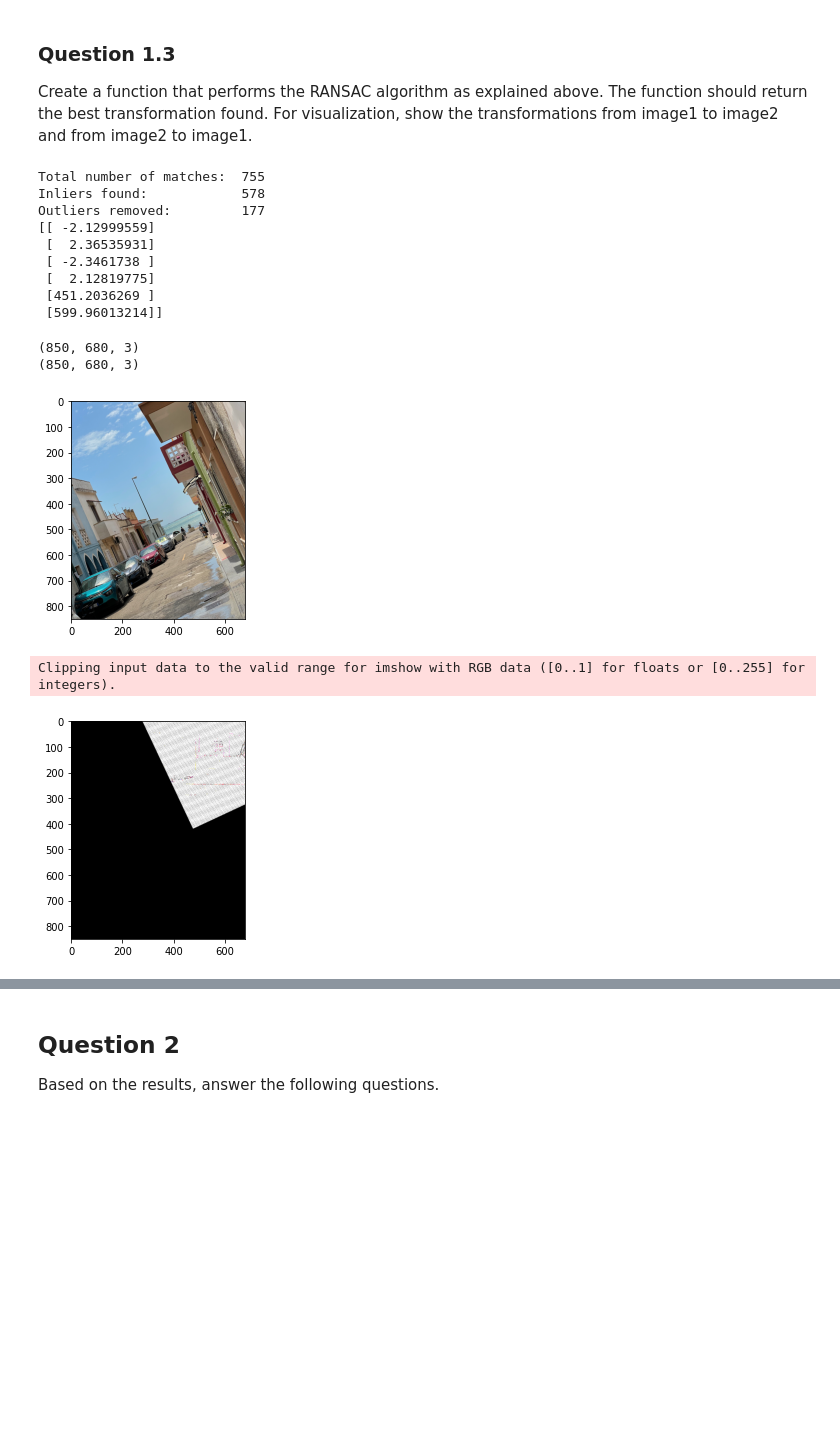
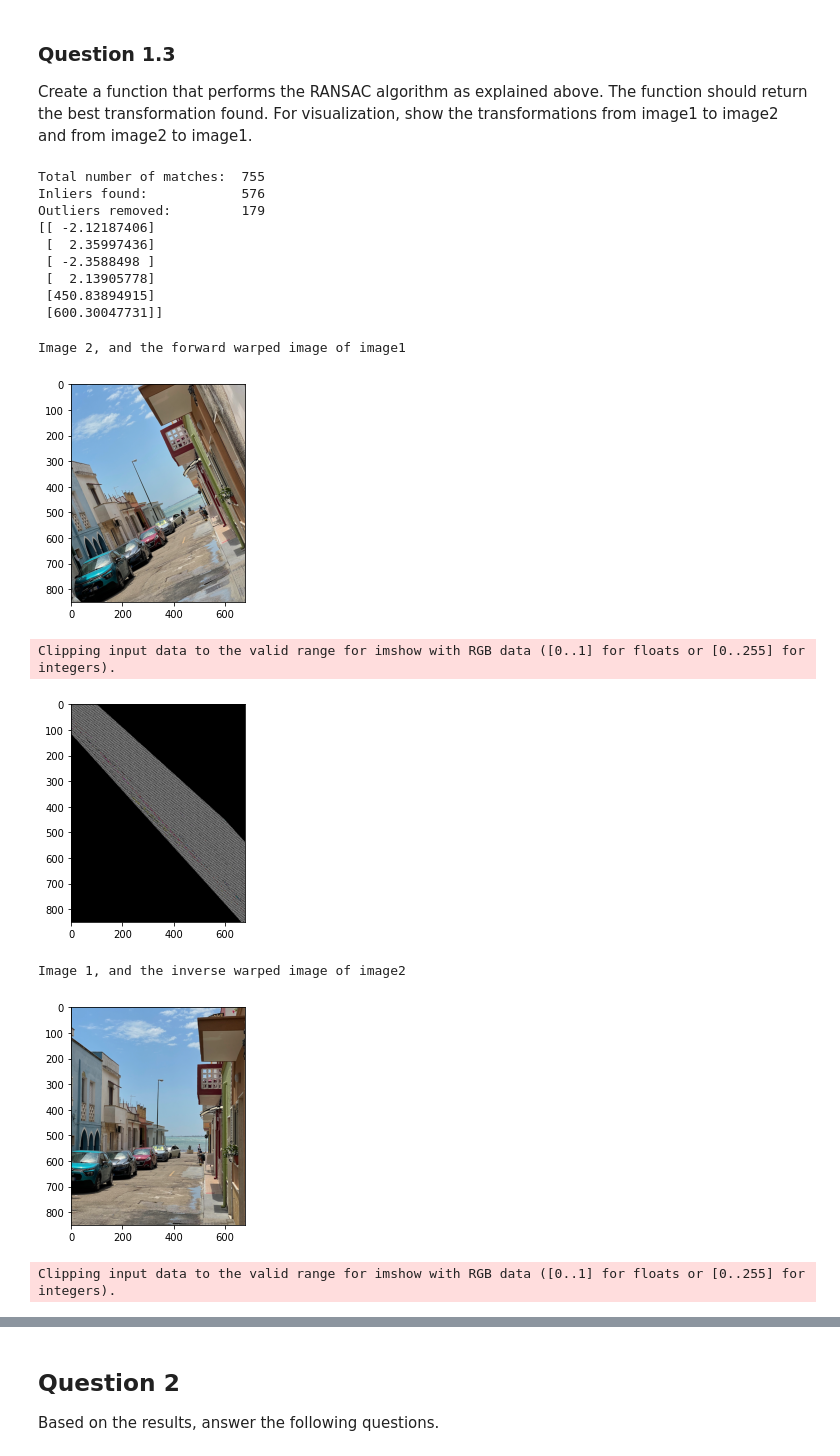
Before and after one commit to jwagenbach/cv_lab4, a Jupyter notebook: Computer_Vision_1_Lab_4.ipynb, the cells around one changed output, grey strips where cells are left out. Drawn from its saved outputs; the diff is of its cells as text; code cells hidden in the pictures; blank space fills up the shorter version.

```diff
--- a/Computer_Vision_1_Lab_4.ipynb
+++ b/Computer_Vision_1_Lab_4.ipynb
@@ -264,17 +279,17 @@ def ransac(kp1, kp2, matches, N):
     list_kp2 = np.float32(list_kp2)
     best_inliers = 0
     best_matrix = [[0,0,0],[0,0,0]]
-    P_len = 10
+    P_len = 3
     for i in range(N):
         P = np.random.choice(len(matches), size=P_len)
-        #transform into float32 datatype for cv2.getaffinetransform
+        #print(P)
         #x = cv2.getAffineTransform(list_kp1[P],list_kp2[P])
         A = np.zeros((2*P_len,6))
         b = np.zeros((2*P_len,1))
-        for j in range(len(P)):
+        for j in range(P_len):
             x1, y1 = list_kp1[P[j]]
-            #print(x1,y1)
             x2, y2 = list_kp2[P[j]]
+            #print(x1,y1,x2,y2)
             A[2*j,:] = [x1,y1,0,0,1,0]
             A[2*j+1,:] = [0,0,x1,y1,0,1]
             b[2*j,:]= x2
@@ -290,6 +305,7 @@ def ransac(kp1, kp2, matches, N):
             A = np.array([[list_kp1[j][0],list_kp1[j][1],0,0,1,0],[0,0,list_kp1[j][0],list_kp1[j][1],0,1]])
             #print(A,x)
             transformed_location = A@x
+            #print(transformed_location[0],transformed_location[1])
             if ((abs(transformed_location[0]-list_kp2[j][0])+abs(transformed_location[1]-list_kp2[j][1])) <= 14.142):
                 inliers += 1
 
@@ -297,13 +313,13 @@ def ransac(kp1, kp2, matches, N):
             best_matrix = x
             best_inliers = inliers
 
-    print("Total number of matches: ", len(matches))
-    print("Inliers found:           ", best_inliers)
-    print("Outliers removed:        ", len(matches) - best_inliers)
-    print(best_matrix)
+    #print("Total number of matches: ", len(matches))
+    #print("Inliers found:           ", best_inliers)
+    #print("Outliers removed:        ", len(matches) - best_inliers)
+    #print(best_matrix)
     return best_matrix, best_inliers
 # %%
-def visualization(img, best_matrix):
+def visualization(img1, img2, best_matrix):
     """
     Arguments:
       img: the first/second image (img1 or img2)
@@ -318,30 +334,41 @@ def visualization(img, best_matrix):
     # Your code here
     # ================
     #img = cv2.cvtColor(img, cv2.COLOR_BGR2GRAY)
-    warped_image = affine_transform(img, best_matrix)
-    plt.imshow(img)
+    print("Image 2, and the forward warped image of image1")
+    warped_image = affine_transform(img1, best_matrix)
+    plt.imshow(img2)
     plt.show()
     plt.imshow(warped_image)
     plt.show()
+
+    print("Image 1, and the inverse warped image of image2")
+    warped_image = affine_transform(img2, best_matrix, warp='inverse')
+    plt.imshow(img1)
+    plt.show()
+    plt.imshow(warped_image)
+    plt.show()
 # %%
 N_iterations = 1000 # experiment with this value!
 best_matrix, _ = ransac(keypoints_1,keypoints_2,matches, N_iterations)
 # %% [output]
 Total number of matches:  755
-Inliers found:            578
-Outliers removed:         177
-[[ -2.12999559]
- [  2.36535931]
- [ -2.3461738 ]
- [  2.12819775]
- [451.2036269 ]
- [599.96013214]]
+Inliers found:            576
+Outliers removed:         179
+[[ -2.12187406]
+ [  2.35997436]
+ [ -2.3588498 ]
+ [  2.13905778]
+ [450.83894915]
+ [600.30047731]]
 # %%
 test_matrix=np.array([0.89,-0.42,0.42,0.902,-185,192])
-visualization(img2,test_matrix)
+visualization(img1, img2, best_matrix)
+#visualization(img1,test_matrix)
 # %% [output]
-(850, 680, 3)
-(850, 680, 3)
+Image 2, and the forward warped image of image1
 [figure]
 Clipping input data to the valid range for imshow with RGB data ([0..1] for floats or [0..255] for integers).
-[figure, old version]
+[figure, new version]
+Image 1, and the inverse warped image of image2
+[figure, added]
+Clipping input data to the valid range for imshow with RGB data ([0..1] for floats or [0..255] for integers).
```
Also changed, not shown: parts of 8 cells of this notebook.
